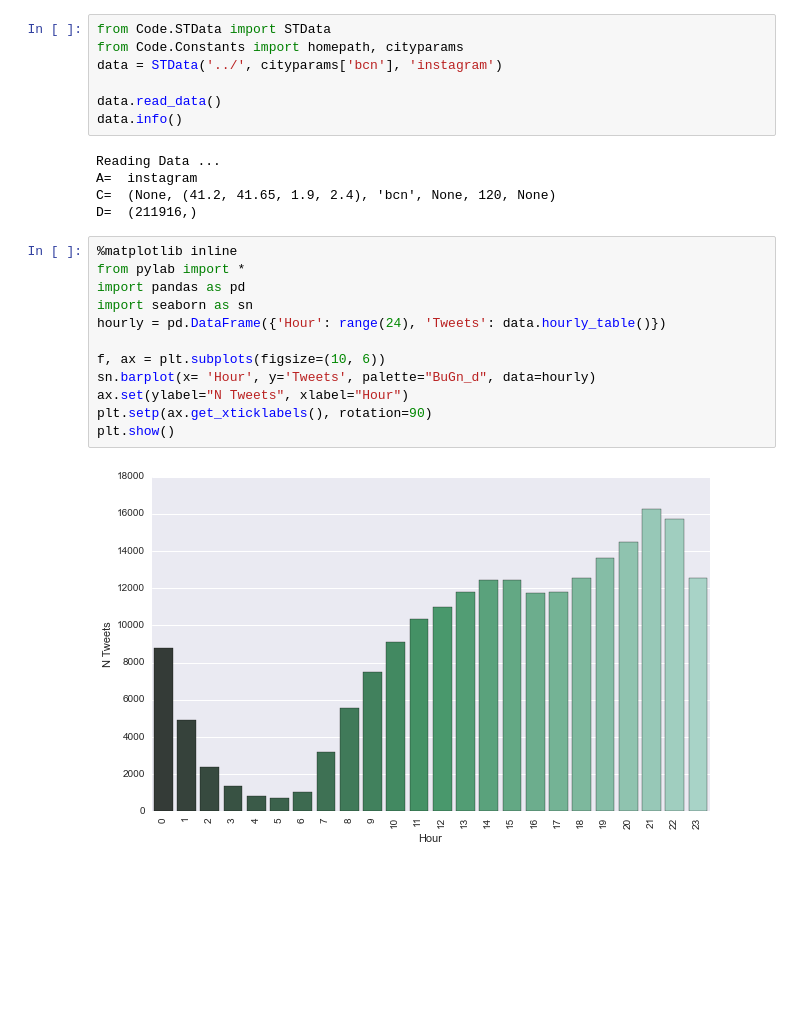
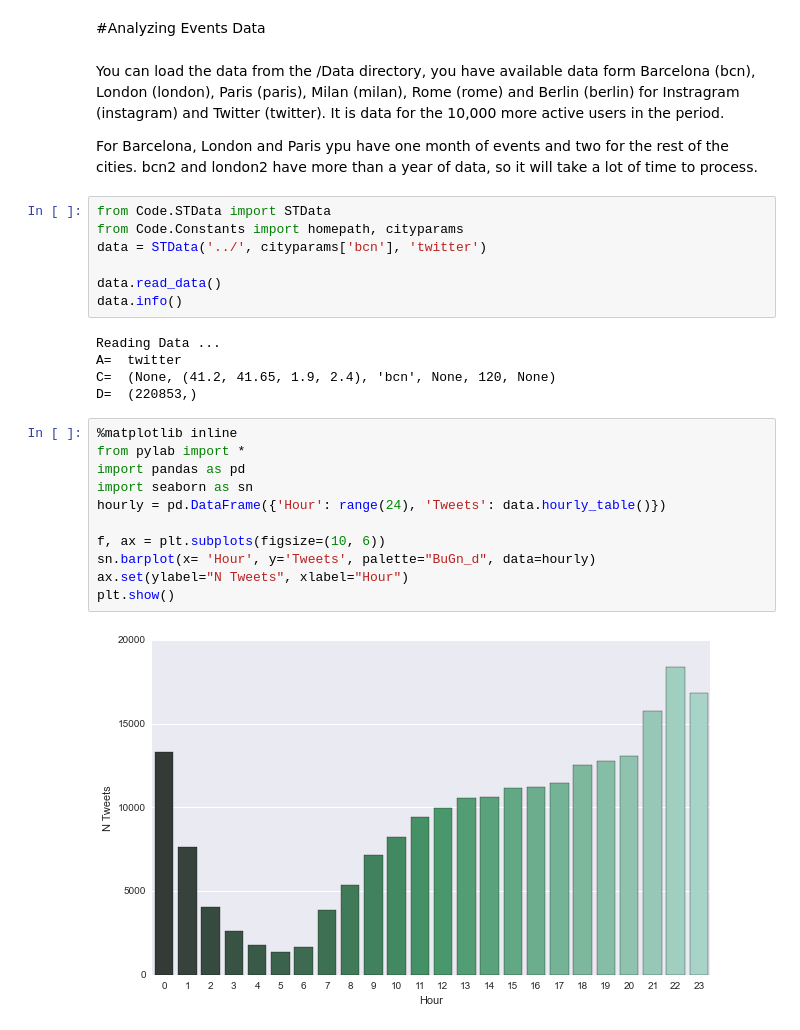
Before and after one commit to bejar/MAISeminar, a Jupyter notebook: Notebooks/01 Data.ipynb, the cells around one changed output. Cells and saved outputs as stored; diff of their text form; blank space fills up the shorter version.

```diff
--- a/Notebooks/01 Data.ipynb
+++ b/Notebooks/01 Data.ipynb
@@ -1,29 +1,34 @@
+# %% [markdown]
+#Analyzing Events Data
+# %% [markdown]
+You can load the data from the /Data directory, you have available data form Barcelona (bcn), London (london), Paris (paris), Milan (milan), Rome (rome) and Berlin (berlin) for Instragram (instagram) and Twitter (twitter). It is data for the 10,000 more active users in the period.
+
+For Barcelona, London and Paris ypu have one month of events and two for the rest of the cities. bcn2 and london2 have more than a year of data, so it will take a lot of time to process.
 # %%
 from Code.STData import STData
 from Code.Constants import homepath, cityparams
-data = STData('../', cityparams['bcn'], 'instagram')
+data = STData('../', cityparams['bcn'], 'twitter')
 
 data.read_data()
 data.info()
 # %% [output]
 Reading Data ...
-A=  instagram
+A=  twitter
 C=  (None, (41.2, 41.65, 1.9, 2.4), 'bcn', None, 120, None)
-D=  (211916,)
+D=  (220853,)
 # %%
 %matplotlib inline
 from pylab import *
 import pandas as pd
 import seaborn as sn
 hourly = pd.DataFrame({'Hour': range(24), 'Tweets': data.hourly_table()})
 
 f, ax = plt.subplots(figsize=(10, 6))
 sn.barplot(x= 'Hour', y='Tweets', palette="BuGn_d", data=hourly)
 ax.set(ylabel="N Tweets", xlabel="Hour")
-plt.setp(ax.get_xticklabels(), rotation=90)
 plt.show()
 # %% [output]
-[figure, old version]
+[figure, new version]
 # %%
 daily = pd.DataFrame({'Day': ['Mo', 'Tu', 'We', 'Th', 'Fr', 'Sa', 'Su'], 'Tweets': data.daily_table()})
 
```
Also changed, not shown: parts of 4 cells of this notebook, 7 other files.
